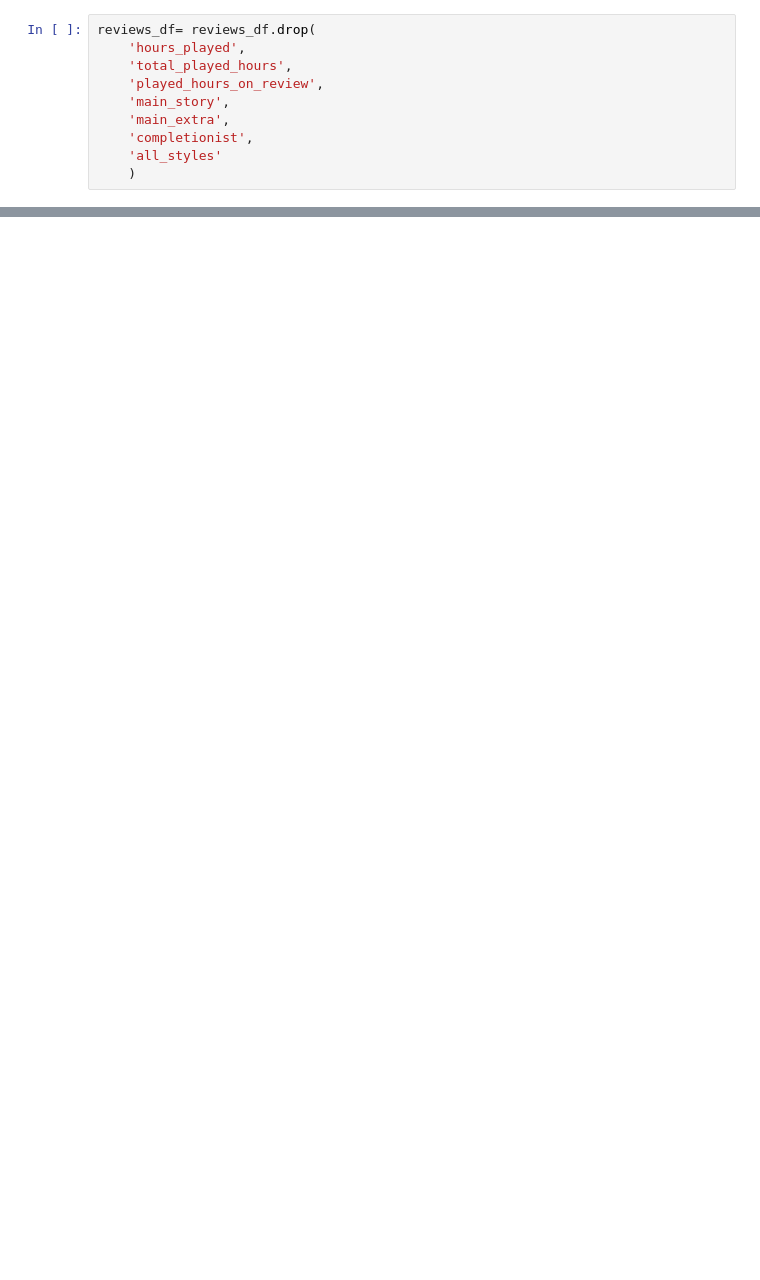
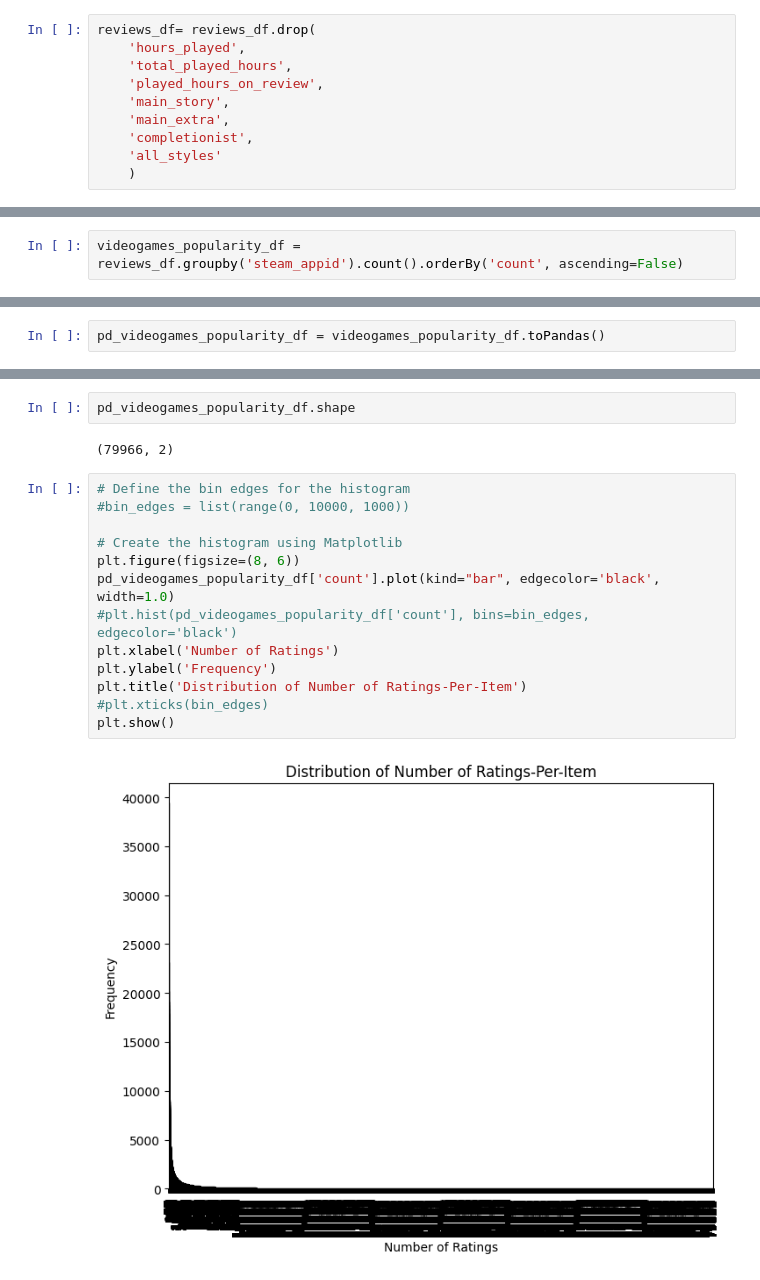
Before and after one commit to LuciaFores/big-data-computing, a Jupyter notebook: Project/Videogame_Recommender_System.ipynb, the cells around one changed output, grey strips where cells are left out. Saved outputs shown, nothing was run; the diff lists cells and outputs as text; blank space fills up the shorter version.

Commit message:
Update Videogame_Recommender_System.ipynb
- Added first draft of data analysis

```diff
--- a/Project/Videogame_Recommender_System.ipynb
+++ b/Project/Videogame_Recommender_System.ipynb
@@ -1051,0 +1112,2 @@ only showing top 20 rows
+# %%
+videogames_popularity_df = reviews_df.groupby('steam_appid').count().orderBy('count', ascending=False)
@@ -1051,0 +1126,2 @@ only showing top 20 rows
+# %%
+pd_videogames_popularity_df = videogames_popularity_df.toPandas()
@@ -1051,0 +1137,19 @@ only showing top 20 rows
+# %%
+pd_videogames_popularity_df.shape
+# %% [output]
+(79966, 2)
+# %%
+# Define the bin edges for the histogram
+#bin_edges = list(range(0, 10000, 1000))
+
+# Create the histogram using Matplotlib
+plt.figure(figsize=(8, 6))
+pd_videogames_popularity_df['count'].plot(kind="bar", edgecolor='black', width=1.0)
+#plt.hist(pd_videogames_popularity_df['count'], bins=bin_edges, edgecolor='black')
+plt.xlabel('Number of Ratings')
+plt.ylabel('Frequency')
+plt.title('Distribution of Number of Ratings-Per-Item')
+#plt.xticks(bin_edges)
+plt.show()
+# %% [output]
+[figure, added]
```
Also changed, not shown: parts of 25 cells of this notebook.
